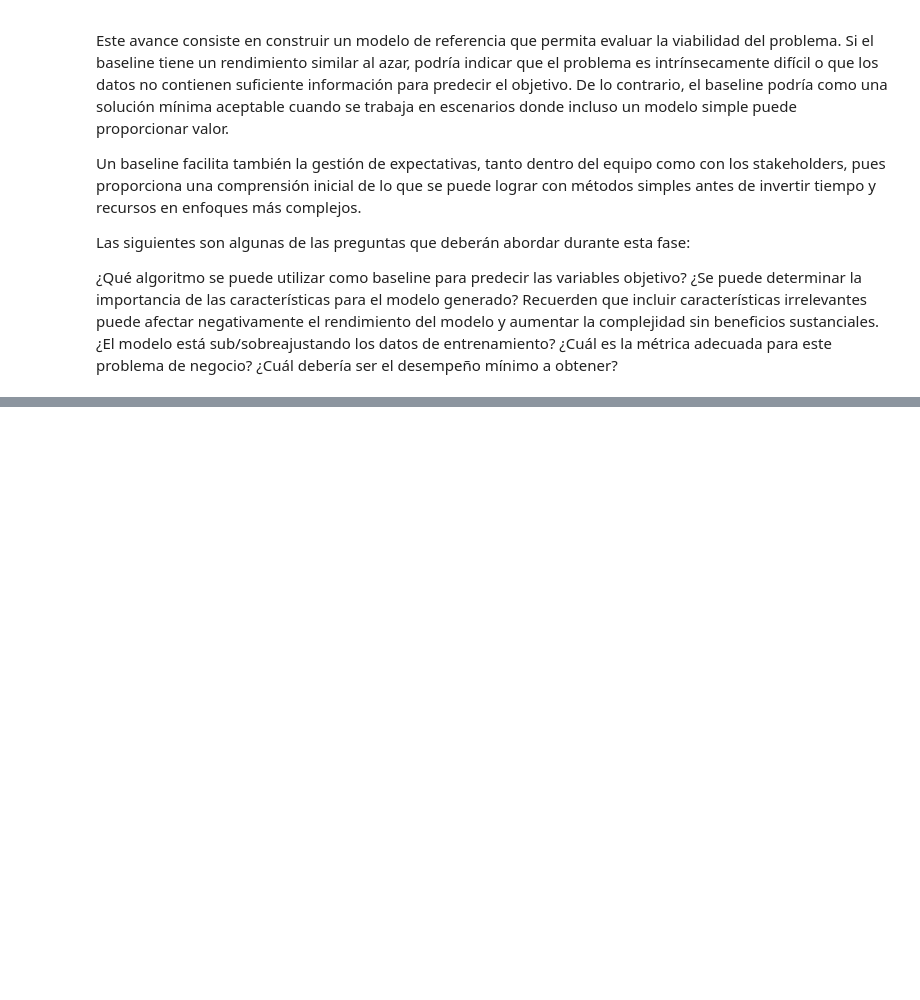
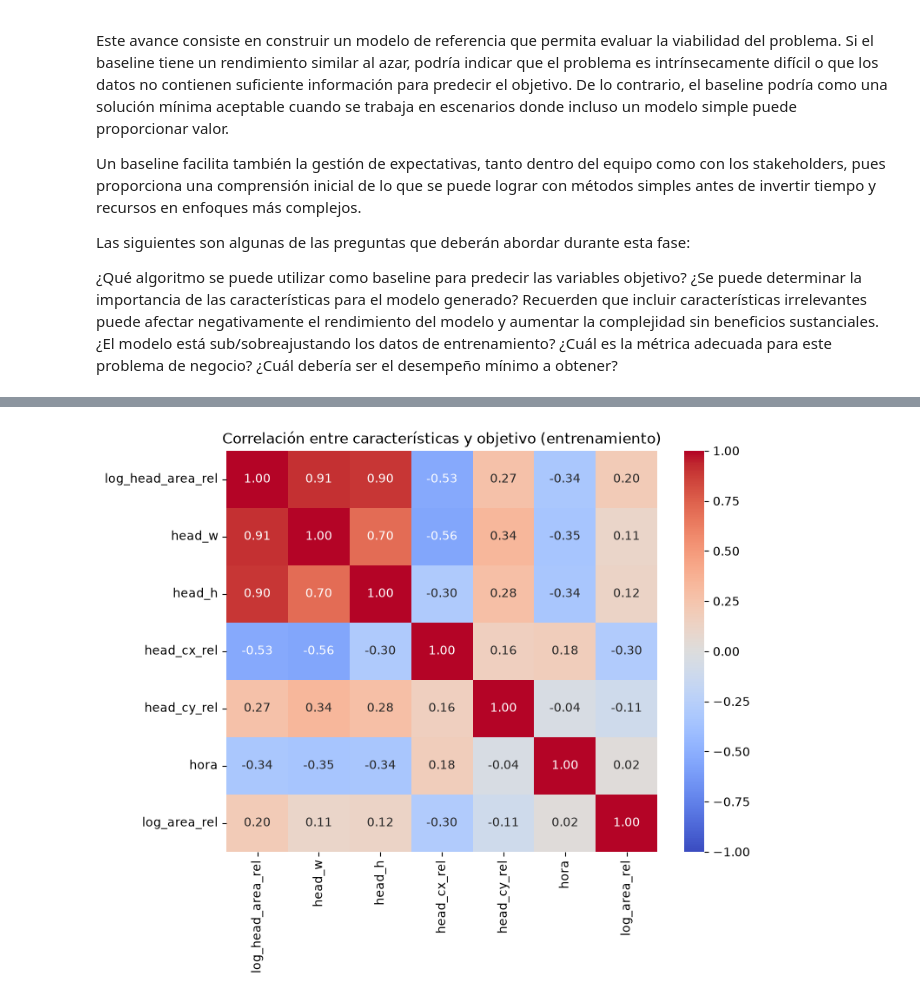
Before and after one commit to MarceloIsmael21/TC5031.10_ProyectoIntegrador, a Jupyter notebook: Notebooks/03_Baseline.ipynb, the cells around one changed output, grey strips where cells are left out. Drawn from its saved outputs; the diff is of its cells as text; code cells hidden in the pictures; blank space fills up the shorter version.

```diff
--- a/Notebooks/03_Baseline.ipynb
+++ b/Notebooks/03_Baseline.ipynb
@@ -23,0 +168,7 @@ Las siguientes son algunas de las preguntas que deberán abordar durante esta fa
+# %%
+plt.figure(figsize=(8, 6))
+sns.heatmap(pd.concat([X_train, y_train], axis=1).corr(), annot=True, fmt=".2f", cmap="coolwarm", vmin=-1, vmax=1)
+plt.title("Correlación entre características y objetivo (entrenamiento)")
+plt.show()
+# %% [output]
+[figure, added]
```
Also changed, not shown: parts of 25 cells of this notebook.
